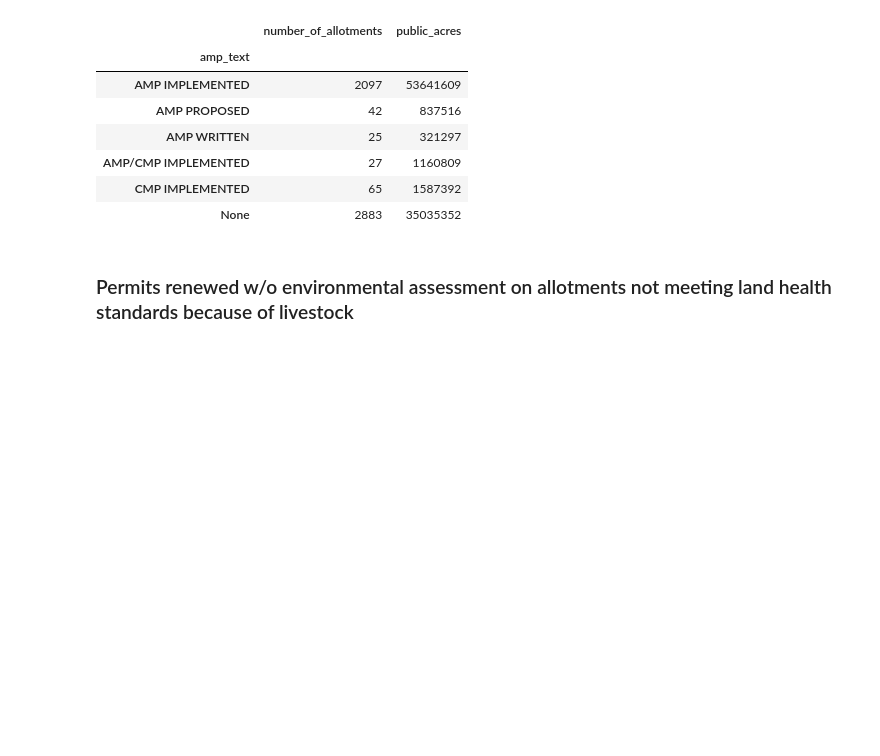
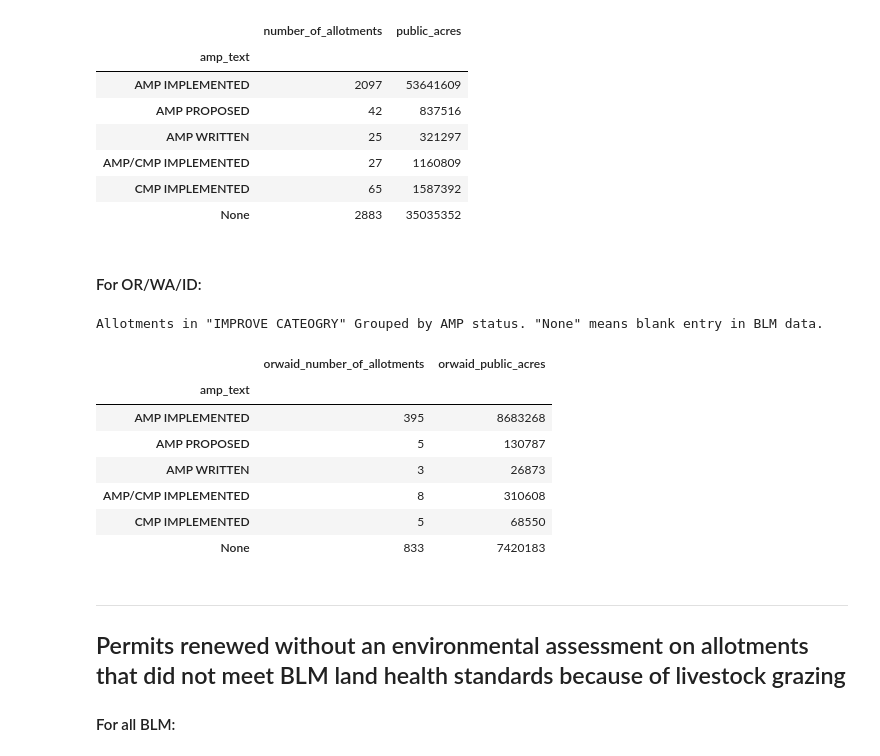
Before and after one commit to Oregon-Public-Broadcasting/rangeland, a Jupyter notebook: processing.ipynb, the cells around one changed output. Drawn from its saved outputs; the diff is of its cells as text; code cells hidden in the pictures; blank space fills up the shorter version.

```diff
--- a/processing.ipynb
+++ b/processing.ipynb
@@ -581,5 +548,34 @@ Allotments in "IMPROVE CATEOGRY" Grouped by AMP status. "None" means blank entry
 | AMP/CMP IMPLEMENTED | 27 | 1160809 |
 | CMP IMPLEMENTED | 65 | 1587392 |
 | None | 2883 | 35035352 |
+# %% [markdown]
+#### For OR/WA/ID:
+# %%
+orwaid_allotments_needing_improvement = orwaid_allots[orwaid_allots['management_stat_text'] == 'IMPROVE CATEGORY']
+
+# using the list of allotments needing improvement,
+# create a new dataframe with the count of allotments
+# and sum of public acres, grouped by AMP status
+orwaid_improvement_by_amp = pd.DataFrame({
+        "orwaid_public_acres": orwaid_allotments_needing_improvement.groupby('amp_text').sum().loc[:,'public_acres'],
+        "orwaid_number_of_allotments": orwaid_allotments_needing_improvement.groupby('amp_text').count().loc[:,'id']
+    })
+
+print 'Allotments in "IMPROVE CATEOGRY" Grouped by AMP status. "None" means blank entry in BLM data.'
+orwaid_improvement_by_amp
+# %% [output]
+Allotments in "IMPROVE CATEOGRY" Grouped by AMP status. "None" means blank entry in BLM data.
+|  | orwaid_number_of_allotments | orwaid_public_acres |
+| amp_text |  |  |
+| AMP IMPLEMENTED | 395 | 8683268 |
+| AMP PROPOSED | 5 | 130787 |
+| AMP WRITTEN | 3 | 26873 |
+| AMP/CMP IMPLEMENTED | 8 | 310608 |
+| CMP IMPLEMENTED | 5 | 68550 |
+| None | 833 | 7420183 |
 # %% [markdown]
-### Permits renewed w/o environmental assessment on allotments not meeting land health standards because of livestock
+---
+
+## Permits renewed without an environmental assessment on allotments that did not meet BLM land health standards because of livestock grazing
+
+#### For all BLM:
```
Also changed, not shown: parts of 107 cells of this notebook.
